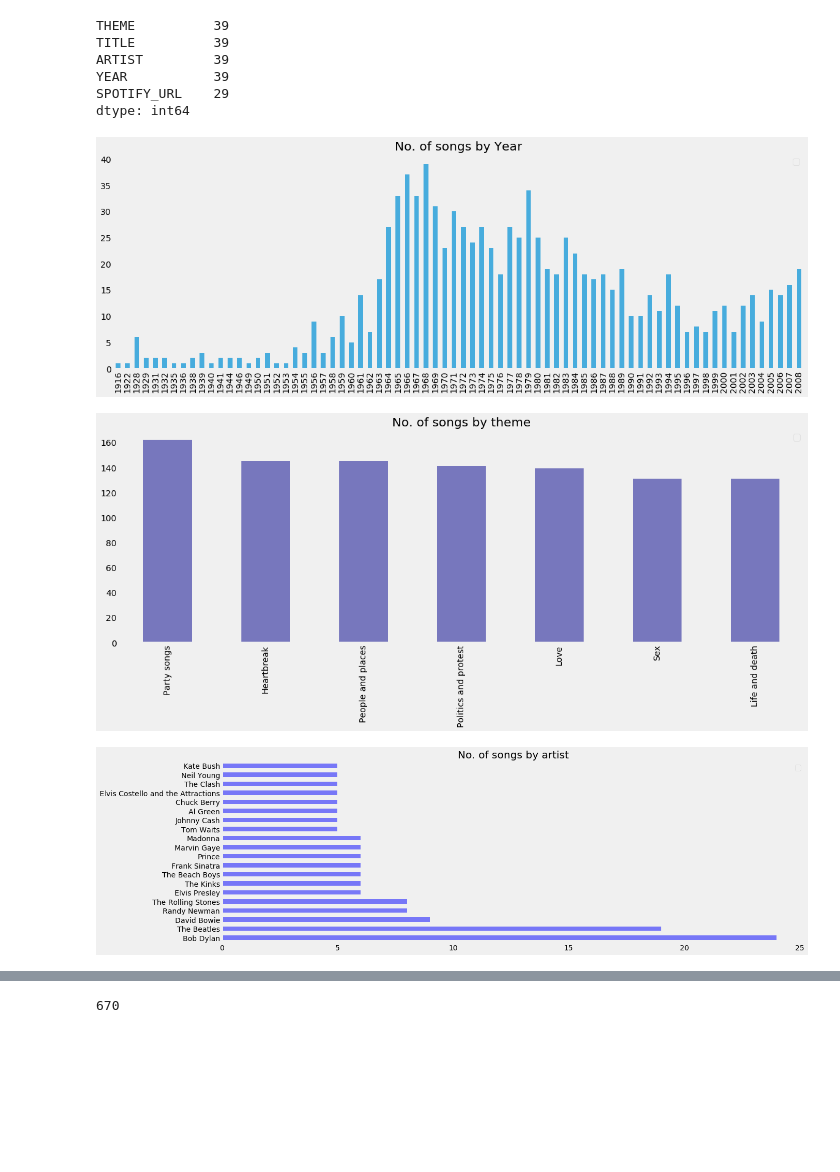
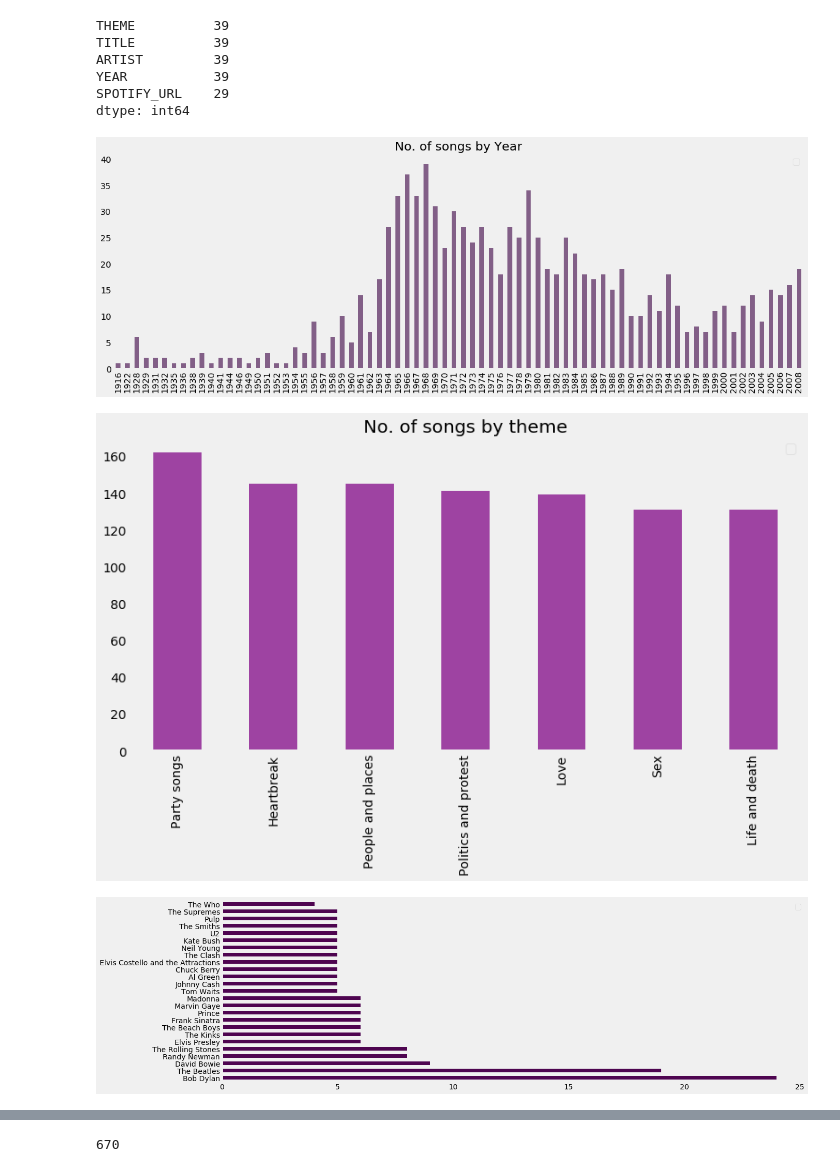
Before and after one commit to vishnuyar/songstolisten, a Jupyter notebook: songstolisten.ipynb, the cells around one changed output, grey strips where cells are left out. Cells and saved outputs as stored; diff of their text form; code cells hidden in the pictures; blank space fills up the shorter version.

```diff
--- a/songstolisten.ipynb
+++ b/songstolisten.ipynb
@@ -82,33 +82,31 @@ dtype: int64
 plt.style.use('fivethirtyeight')
 fig = plt.figure(figsize=(18,6),clear=True)
 ax = fig.subplots()
-data_df['YEAR'].value_counts().reset_index().sort_values('index').plot(kind='bar',x='index',y='YEAR',ax=ax,alpha=0.7)
+data_df['YEAR'].value_counts().reset_index().sort_values('index').plot(kind='bar',x='index',y='YEAR',ax=ax,color='#825f87')
 ax.set_title("No. of songs by Year");
-#ax.set(alpha=0.9,facecolor='grey')
 ax.legend("")
 ax.set_xlabel("")
 ax.grid(False)
 # %% [output]
-[figure, old version]
+[figure, new version]
 # %%
 #Plotting Number of themes per year
-fig = plt.figure(figsize=(18,6),clear=True)
+fig = plt.figure(figsize=(12,6),clear=True)
 ax = fig.subplots()
-data_df['THEME'].value_counts().plot(kind='bar',ax=ax,color='darkblue',alpha=0.5)
+data_df['THEME'].value_counts().plot(kind='bar',ax=ax,color='#9e43a2')
 ax.set_title("No. of songs by theme");
 ax.legend("")
 ax.set_xlabel("")
 ax.grid(False)
 # %% [output]
-[figure, old version]
+[figure, new version]
 # %%
 #Plotting Top 20 artists per songs
 fig = plt.figure(figsize=(18,6),clear=True)
 ax = fig.subplots()
-data_df['ARTIST'].value_counts().sort_values(ascending=False)[:20].plot(kind='barh',ax=ax,color='blue',alpha=0.5)
-ax.set_title("No. of songs by artist");
+data_df['ARTIST'].value_counts().sort_values(ascending=False)[:25].plot(kind='barh',ax=ax,color='#4e0550')
 ax.legend("")
 ax.set_xlabel("")
 ax.grid(False)
 # %% [output]
-[figure, old version]
+[figure, new version]
```
Also changed, not shown: parts of 2 cells of this notebook.
